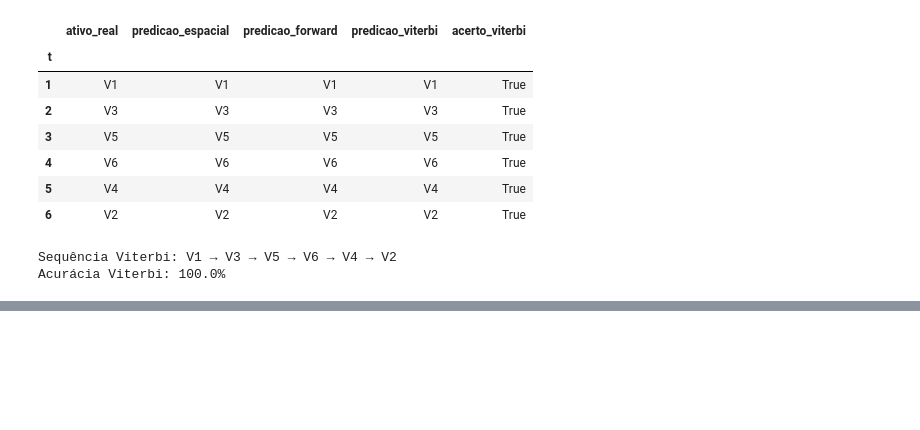
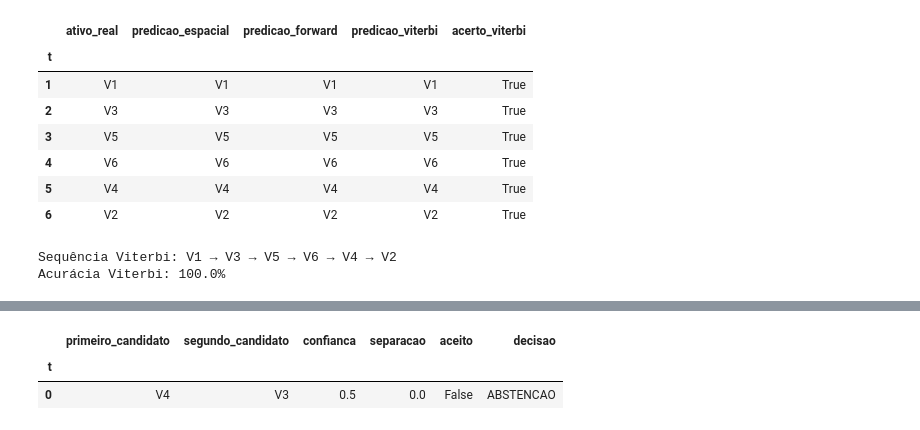
Before and after one commit to gabrieldutraschwaab/asset-disambiguation-hmm, a Jupyter notebook: notebooks/01_cenario_sintetico.ipynb, the cells around one changed output, grey strips where cells are left out. Saved outputs shown, nothing was run; the diff lists cells and outputs as text; code cells hidden in the pictures; blank space fills up the shorter version.

```diff
--- a/notebooks/01_cenario_sintetico.ipynb
+++ b/notebooks/01_cenario_sintetico.ipynb
@@ -1393,0 +1493,35 @@ Acurácia Viterbi: 100.0%
+# %%
+probabilidades_teste_ambiguo = pd.DataFrame(
+    [
+        {
+            "V1": 0.0,
+            "V2": 0.0,
+            "V3": 0.5,
+            "V4": 0.5,
+            "V5": 0.0,
+            "V6": 0.0,
+        }
+    ],
+    index=pd.Index(
+        [0],
+        name="t",
+    ),
+)
+
+decisao_teste_ambiguo = aplicar_regra_abstencao(
+    matriz_probabilidades=(
+        probabilidades_teste_ambiguo
+    ),
+    limiar_confianca=(
+        limiar_confianca_exemplo
+    ),
+    limiar_separacao=(
+        limiar_separacao_exemplo
+    ),
+)
+
+display(decisao_teste_ambiguo)
+# %% [output]
+|  | primeiro_candidato | segundo_candidato | confianca | separacao | aceito | decisao |
+| t |  |  |  |  |  |  |
+| 0 | V4 | V3 | 0.5 | 0.0 | False | ABSTENCAO |
```
Also changed, not shown: parts of 12 cells of this notebook, 3 other files.
